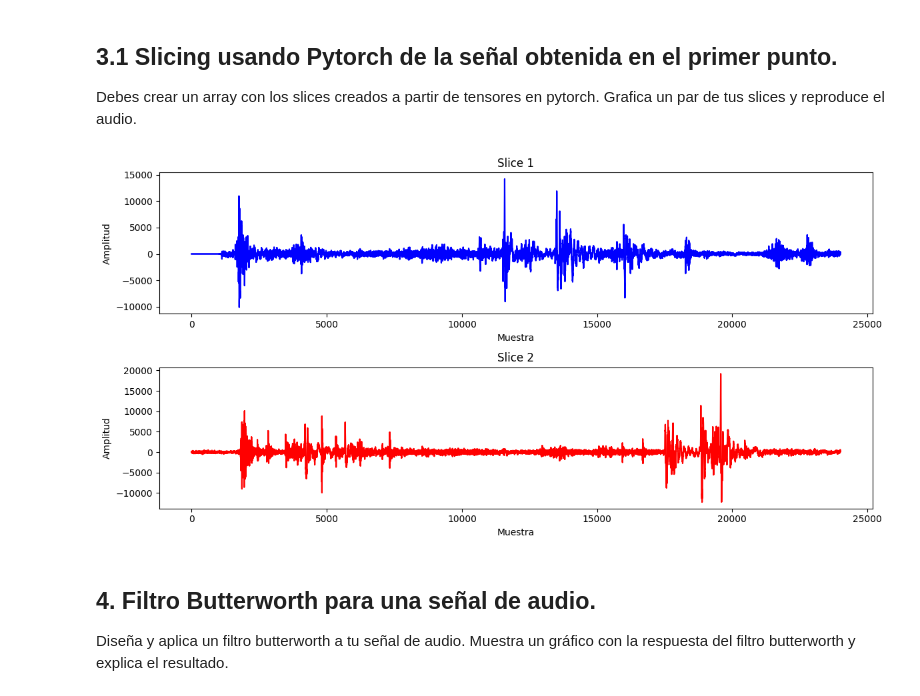
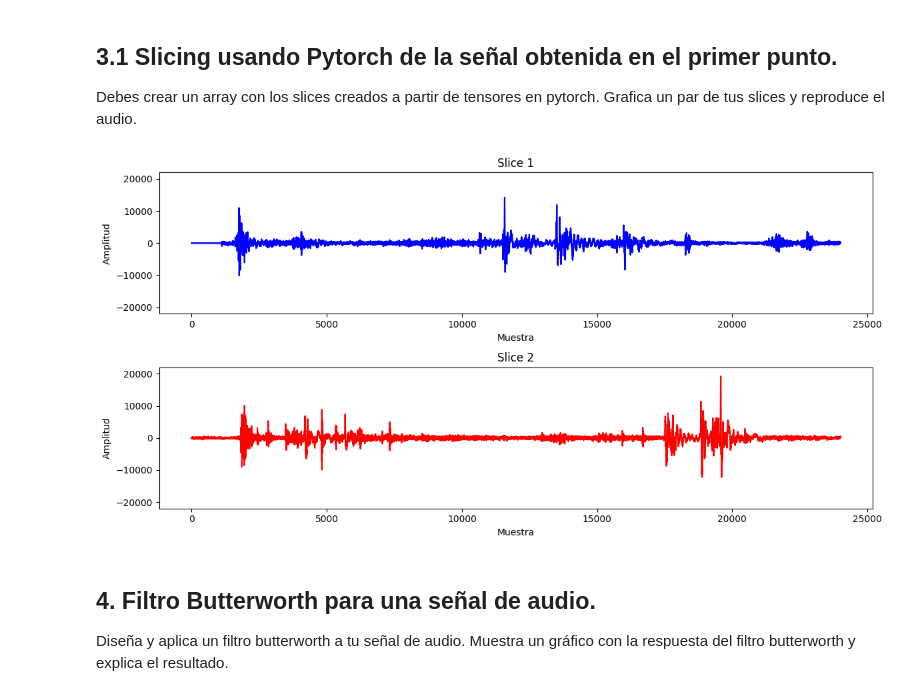
Before and after one commit to JavierGonzalezP/EIE_401_MULTIMEDIA, a Jupyter notebook: Actividad_5_GonzalezJavier_20272244k.ipynb, the cells around one changed output. Drawn from its saved outputs; the diff is of its cells as text; code cells hidden in the pictures.

```diff
--- a/Actividad_5_GonzalezJavier_20272244k.ipynb
+++ b/Actividad_5_GonzalezJavier_20272244k.ipynb
@@ -119,52 +113,50 @@ import torchaudio
 import soundfile as sf
 import matplotlib.pyplot as plt
 
-# Cargar el archivo de audio
-sample_rate, data = wavfile.read("audio.wav")
 
-# Convertir los datos de audio a un tensor de PyTorch
-audio_tensor = torch.tensor(data, dtype=torch.float32)
+sample_rate, data = wavfile.read("audio.wav")           # Se carga el archivo de audio
+audio_tensor = torch.tensor(data, dtype=torch.float32)  # Se convertir los datos de audio a un tensor de PyTorch
 
-# Definir la duración de cada slice en segundos
-slice_duration = 1.0  # Por ejemplo, cada slice será de 1 segundo de duración
+# Se define la duración de cada slice en segundos
+slice_duration = 1.0  # Segundos
+samples_per_slice = int(sample_rate * slice_duration)   # Se calculan el número de muestras por slice
+total_slices = len(data) // samples_per_slice           # Se calcula el número total de slices
 
-# Calcular el número de muestras por slice
-samples_per_slice = int(sample_rate * slice_duration)
-
-# Calcular el número total de slices
-total_slices = len(data) // samples_per_slice
-
-# Crear un array para almacenar los slices
+# Array para almacenar los slices
 slices = []
 
-# Realizar el slicing de la señal
+# Se realiza el slicing de la señal
 for i in range(total_slices):
     start = i * samples_per_slice
     end = (i + 1) * samples_per_slice
     slice_data = audio_tensor[start:end]
-    slices.append(slice_data.numpy())  # Convertir el tensor a un array NumPy
+    slices.append(slice_data.numpy())  # Convierte el tensor a un array NumPy
 
-# Graficar un par de slices
+# Se grafica un par de slices
 plt.figure(figsize=(12, 6))
 plt.subplot(2, 1, 1)
 plt.plot(slices[0], color='blue')
 plt.title('Slice 1')
 plt.xlabel('Muestra')
 plt.ylabel('Amplitud')
+plt.ylim(-22000,22000)
+plt.grid
 plt.subplot(2, 1, 2)
 plt.plot(slices[1], color='red')
 plt.title('Slice 2')
 plt.xlabel('Muestra')
 plt.ylabel('Amplitud')
+plt.ylim(-22000,22000)
+plt.grid
 plt.tight_layout()
 plt.show()
 
-# Guardar el audio original y un par de slices como archivos WAV
+# Se guardan el audio original y un par de slices como archivos WAV
 sf.write("audio_tensor.wav", data, sample_rate)
 for i in range(2):
     sf.write(f"slice_{i+1}.wav", slices[i], sample_rate)
 # %% [output]
-[figure, old version]
+[figure, new version]
 # %% [markdown]
 ## 4. Filtro Butterworth para una señal de audio.
 Diseña y aplica un filtro butterworth a tu señal de audio.
```
Also changed, not shown: parts of 6 cells of this notebook.
